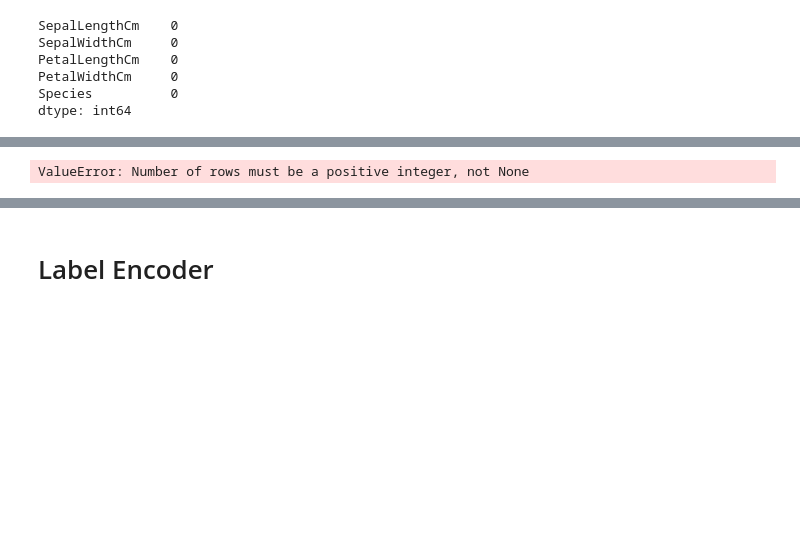
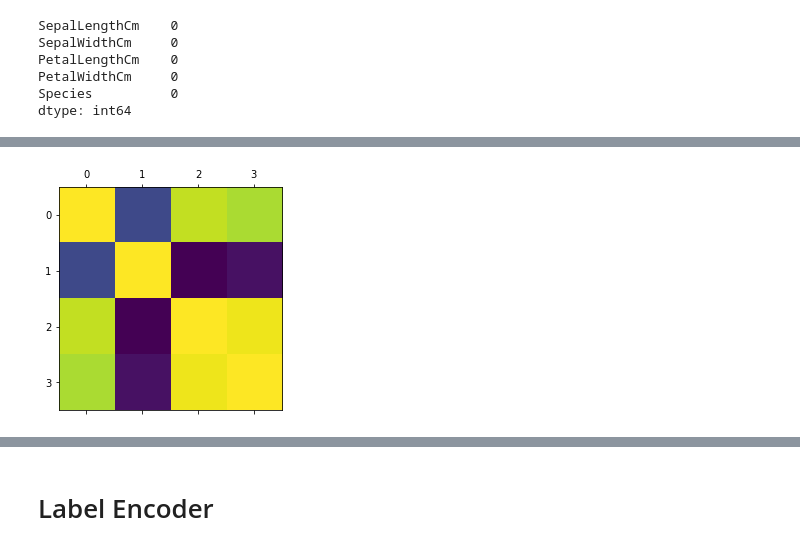
Before and after one commit to Harry262000/Let-s-Grow-More-Tasks-, a Jupyter notebook: Task 1.ipynb, the cells around one changed output, grey strips where cells are left out. Saved outputs shown, nothing was run; the diff lists cells and outputs as text; code cells hidden in the pictures; blank space fills up the shorter version.

```diff
--- a/Task 1.ipynb
+++ b/Task 1.ipynb
@@ -27,5 +25,5 @@ Populating the interactive namespace from numpy and matplotlib
 # %%
-df = pd.read_csv('Iris.data', names=['SepalLengthCm', 'SepalWidthCm','PetalLengthCm','PetalWidthCm', 'Species'])
+df = pd.read_csv('http://archive.ics.uci.edu/ml/machine-learning-databases/iris/iris.data ', names=['SepalLengthCm', 'SepalWidthCm','PetalLengthCm','PetalWidthCm', 'Species'])
 df.head()
 # %% [output]
 |  | SepalLengthCm | SepalWidthCm | PetalLengthCm | PetalWidthCm | Species |
@@ -139,6 +155,5 @@ df.corr()
-# %%
-corr = df.corr()
-fig, ax = plt.subplots(figsize(5, 4))
-sns.headmap(corr, annot=True ,ax=ax)
-# %% [output]
-ValueError: Number of rows must be a positive integer, not None
+# %%
+plt.matshow(df.corr())
+plt.show()
+# %% [output]
+[figure, added]
```
Also changed, not shown: parts of 23 cells of this notebook.
